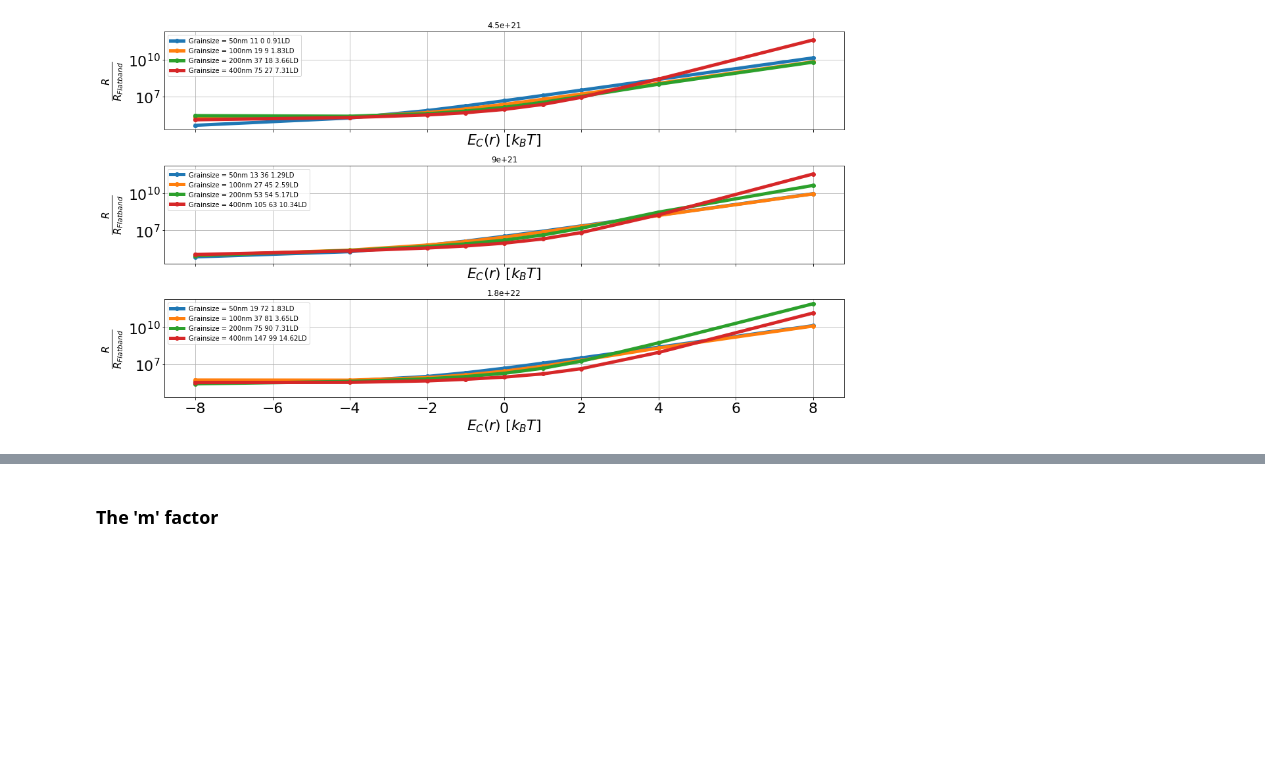
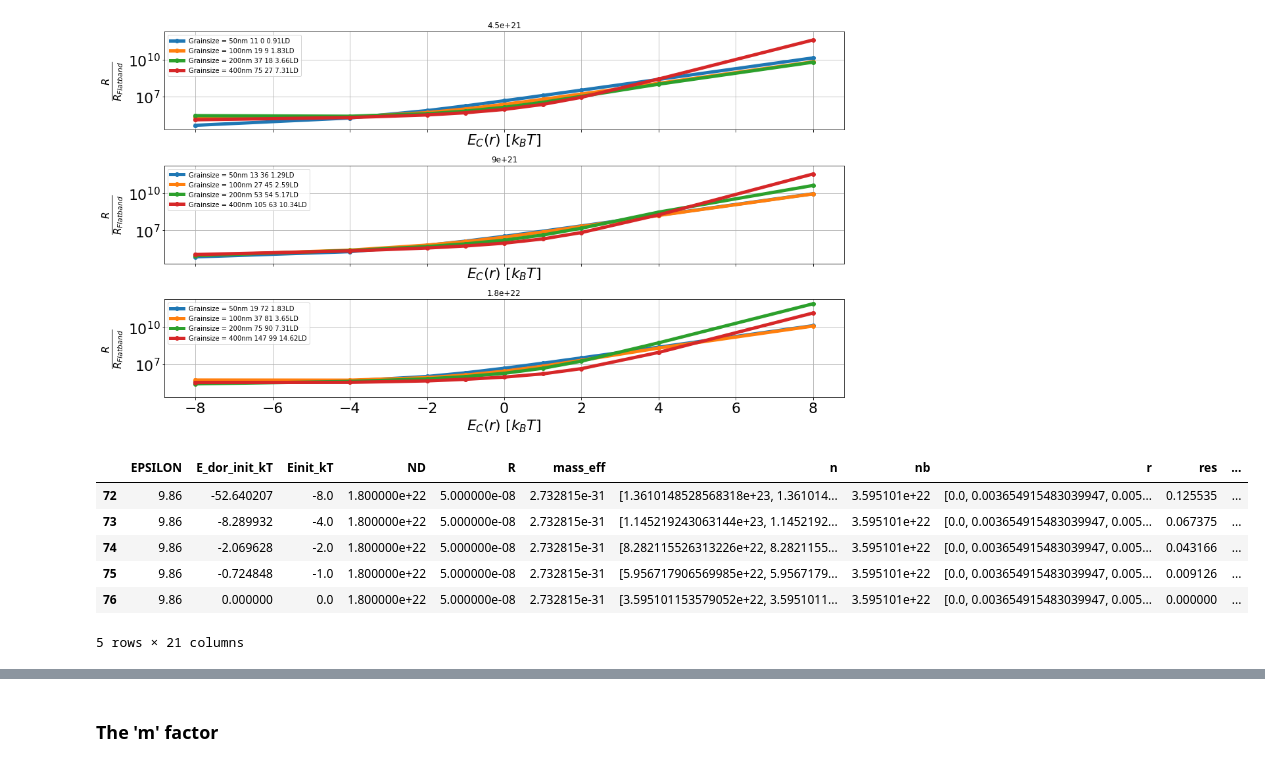
Before and after one commit to NilsNoreyson/thesis, a Jupyter notebook: 3-Resistance-sensor.ipynb, the cells around one changed output, grey strips where cells are left out. Saved outputs shown, nothing was run; the diff lists cells and outputs as text; code cells hidden in the pictures; blank space fills up the shorter version.

```diff
--- a/3-Resistance-sensor.ipynb
+++ b/3-Resistance-sensor.ipynb
@@ -600,0 +595,10 @@ grain.material.n(0)
+# %%
+ser = calc_dF_sol.iloc[5]
+ser = cd2[(calc_dF_sol['R']==50e-9) & (calc_dF_sol['ND']==1.8e+22) & (calc_dF_sol['Einit_kT']==0)].iloc[0]
+grain = create_grain_from_data(ser)
+all_c = 4.0/3.0*pi*(ser['R']**3)*grain.material.n(0)[0]
+print(all_c)
+grain.R/grain.material.LD
+[grain.material.n(v)[0] for v in ser['v']]
+print(np.trapz(np.array(ser['n'])*4*pi*(ser['r']*grain.material.LD)**2, ser['r']*grain.material.LD))
+calc_sum_of_charges(ser)
@@ -702,0 +731,10 @@ for ax_i,(size_n,calc_dF_n) in enumerate(calc_dF_size.groupby('ND')):
+# %%
+dd.head()
+# %% [output]
+|  | EPSILON | E_dor_init_kT | Einit_kT | ND | R | mass_eff | n | nb | r | res | ... |
+| 72 | 9.86 | -52.640207 | -8.0 | 1.800000e+22 | 5.000000e-08 | 2.732815e-31 | [1.3610148528568318e+23, 1.361014... | 3.595101e+22 | [0.0, 0.003654915483039947, 0.005... | 0.125535 | ... |
+| 73 | 9.86 | -8.289932 | -4.0 | 1.800000e+22 | 5.000000e-08 | 2.732815e-31 | [1.145219243063144e+23, 1.1452192... | 3.595101e+22 | [0.0, 0.003654915483039947, 0.005... | 0.067375 | ... |
+| 74 | 9.86 | -2.069628 | -2.0 | 1.800000e+22 | 5.000000e-08 | 2.732815e-31 | [8.282115526313226e+22, 8.2821155... | 3.595101e+22 | [0.0, 0.003654915483039947, 0.005... | 0.043166 | ... |
+| 75 | 9.86 | -0.724848 | -1.0 | 1.800000e+22 | 5.000000e-08 | 2.732815e-31 | [5.956717906569985e+22, 5.9567179... | 3.595101e+22 | [0.0, 0.003654915483039947, 0.005... | 0.009126 | ... |
+| 76 | 9.86 | 0.000000 | 0.0 | 1.800000e+22 | 5.000000e-08 | 2.732815e-31 | [3.595101153579052e+22, 3.5951011... | 3.595101e+22 | [0.0, 0.003654915483039947, 0.005... | 0.000000 | ... |
+5 rows × 21 columns
```
Also changed, not shown: parts of 15 cells of this notebook, 5 other files.
